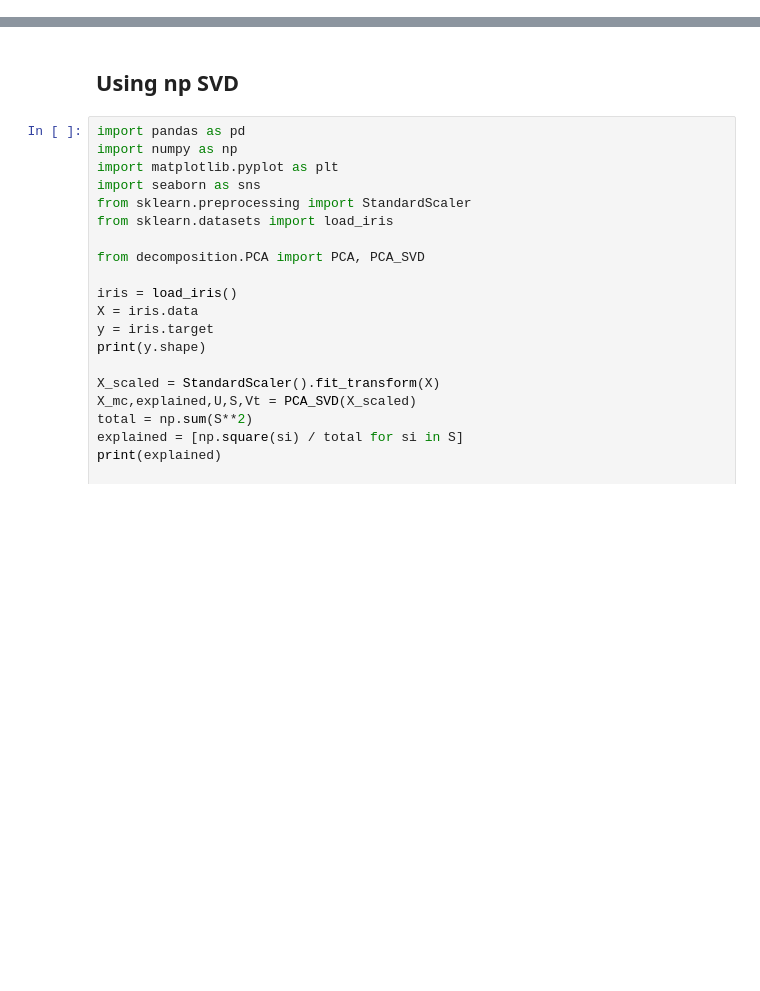
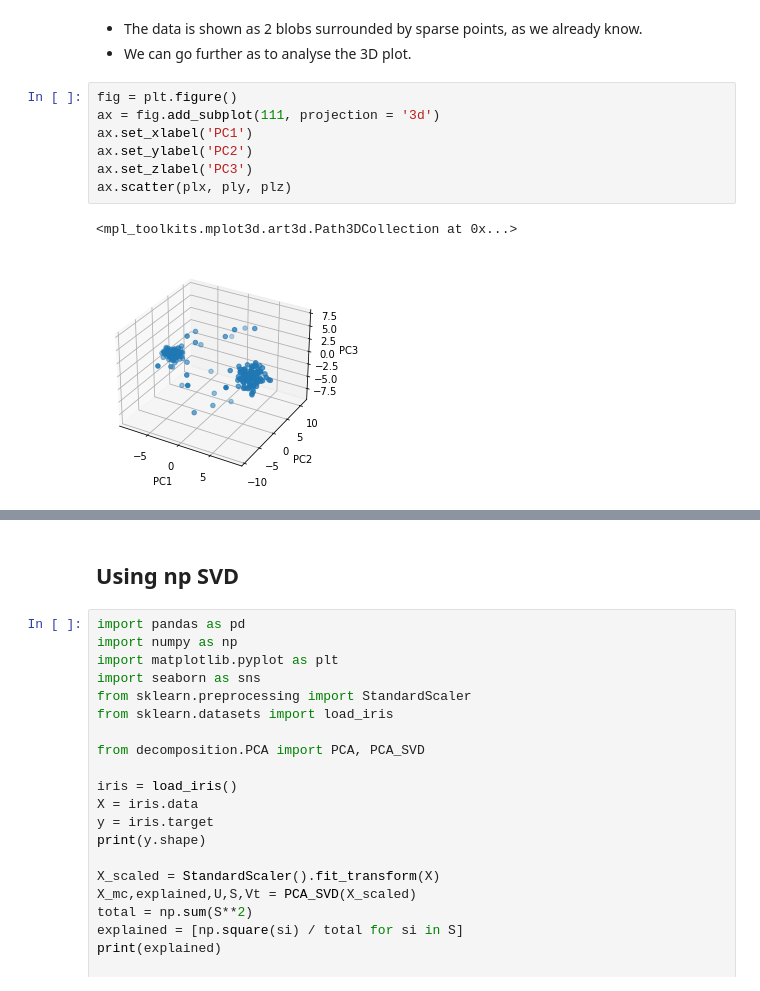
Before and after one commit to veevidify/data-pg, a Jupyter notebook: decomposition/pca.ipynb, the cells around one changed output, grey strips where cells are left out. Cells and saved outputs as stored; diff of their text form; blank space fills up the shorter version.

```diff
--- a/decomposition/iris_pca.ipynb
+++ b/decomposition/pca.ipynb
@@ -0,0 +231,13 @@
+# %% [markdown]
+- The data is shown as 2 blobs surrounded by sparse points, as we already know.
+- We can go further as to analyse the 3D plot.
+# %%
+fig = plt.figure()
+ax = fig.add_subplot(111, projection = '3d')
+ax.set_xlabel('PC1')
+ax.set_ylabel('PC2')
+ax.set_zlabel('PC3')
+ax.scatter(plx, ply, plz)
+# %% [output]
+<mpl_toolkits.mplot3d.art3d.Path3DCollection at 0x...>
+[figure, added]
```
Also changed, not shown: parts of 22 cells of this notebook.
